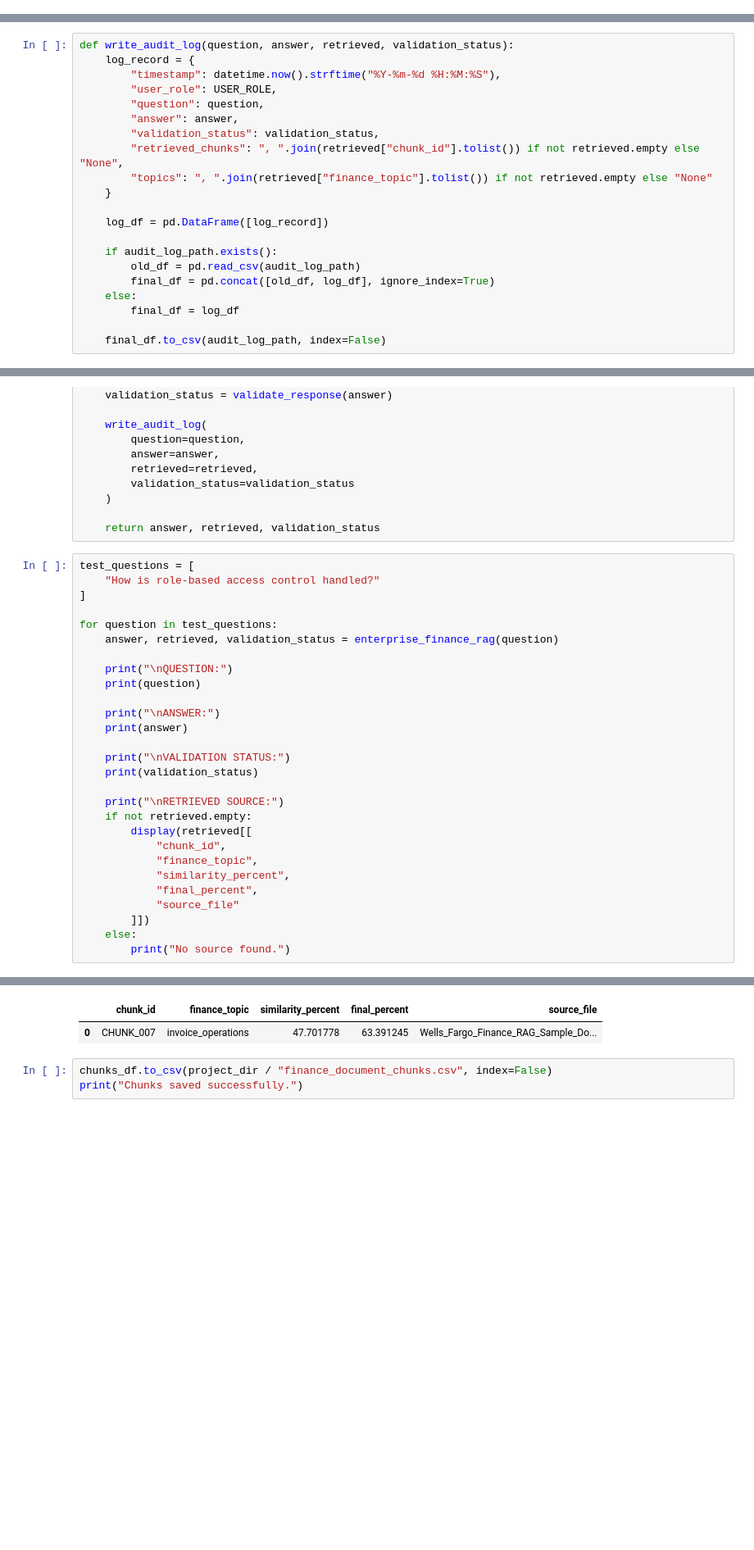
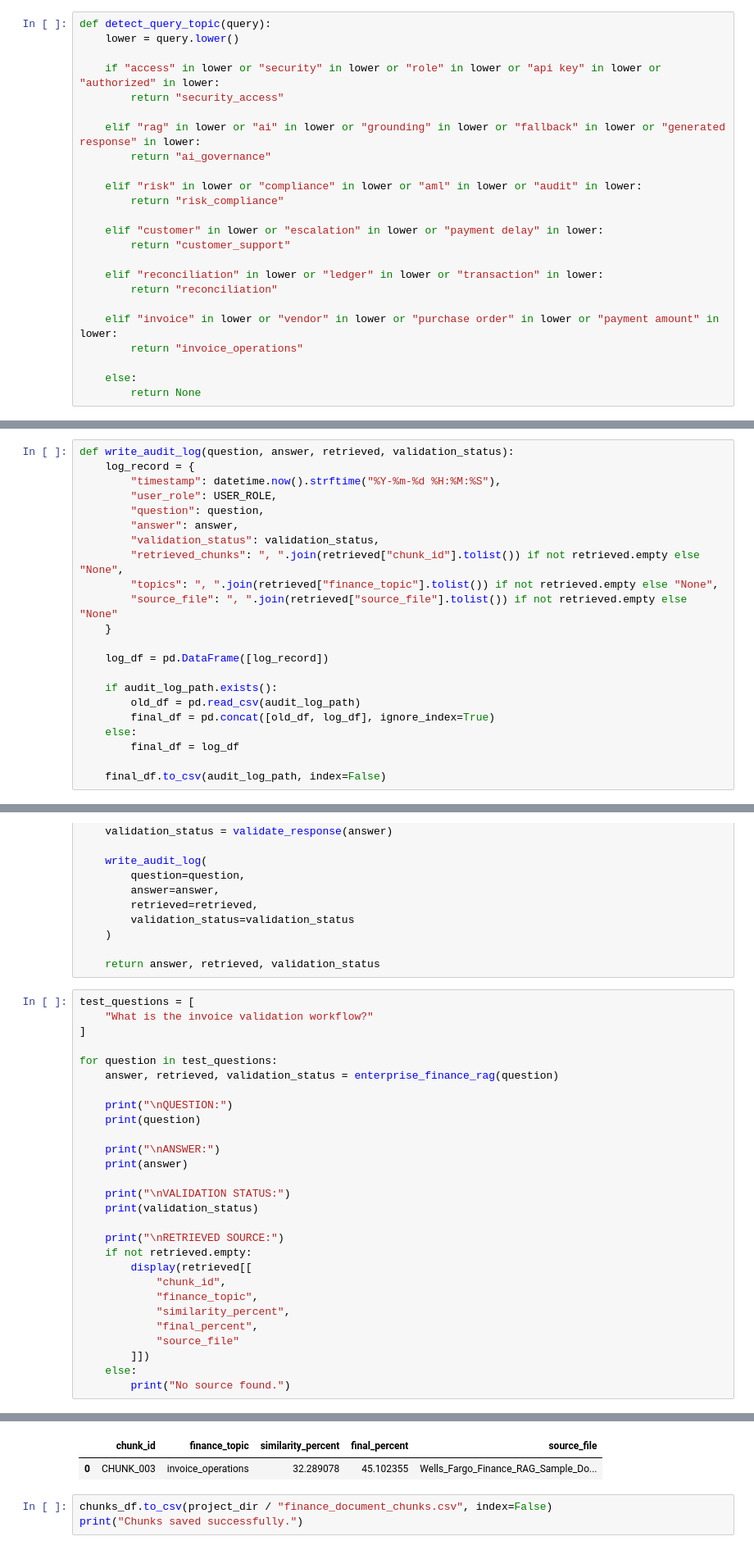
Before and after one commit to AshokGit544/Document-RAG-Assistant1, a Jupyter notebook: Document_RAG_Assistant1.ipynb, the cells around one changed output, grey strips where cells are left out. Shown at 82% size. Drawn from its saved outputs; the diff is of its cells as text; blank space fills up the shorter version.

```diff
--- a/Document_RAG_Assistant1.ipynb
+++ b/Document_RAG_Assistant1.ipynb
@@ -156,3 +166,27 @@ def detect_query_topic(query):
+# %%
+def detect_query_topic(query):
+    lower = query.lower()
+
+    if "access" in lower or "security" in lower or "role" in lower or "api key" in lower or "authorized" in lower:
+        return "security_access"
+
+    elif "rag" in lower or "ai" in lower or "grounding" in lower or "fallback" in lower or "generated response" in lower:
+        return "ai_governance"
+
+    elif "risk" in lower or "compliance" in lower or "aml" in lower or "audit" in lower:
+        return "risk_compliance"
+
+    elif "customer" in lower or "escalation" in lower or "payment delay" in lower:
+        return "customer_support"
+
+    elif "reconciliation" in lower or "ledger" in lower or "transaction" in lower:
+        return "reconciliation"
+
+    elif "invoice" in lower or "vendor" in lower or "purchase order" in lower or "payment amount" in lower:
+        return "invoice_operations"
+
+    else:
+        return None
 # %%
 def retrieve_chunks(query, top_k=3, min_score=0.10):
     allowed_df = apply_rbac_filter(chunks_df, USER_ROLE)
@@ -253,7 +286,8 @@ def write_audit_log(question, answer, retrieved, validation_status):
         "answer": answer,
         "validation_status": validation_status,
         "retrieved_chunks": ", ".join(retrieved["chunk_id"].tolist()) if not retrieved.empty else "None",
-        "topics": ", ".join(retrieved["finance_topic"].tolist()) if not retrieved.empty else "None"
+        "topics": ", ".join(retrieved["finance_topic"].tolist()) if not retrieved.empty else "None",
+        "source_file": ", ".join(retrieved["source_file"].tolist()) if not retrieved.empty else "None"
     }
 
     log_df = pd.DataFrame([log_record])
@@ -286,7 +320,7 @@ def enterprise_finance_rag(question, top_k=3, min_score=0.10):
     return answer, retrieved, validation_status
 # %%
 test_questions = [
-    "How is role-based access control handled?"
+    "What is the invoice validation workflow?"
 ]
 
 for question in test_questions:
@@ -321,10 +355,10 @@ Access Control and Security Role-based access control must be enforced across fi
 
 VALIDATION STATUS:
 VALIDATED
 
 RETRIEVED SOURCE:
 |  | chunk_id | finance_topic | similarity_percent | final_percent | source_file |
-| 0 | CHUNK_007 | invoice_operations | 47.701778 | 63.391245 | Wells_Fargo_Finance_RAG_Sample_Do... |
+| 0 | CHUNK_003 | invoice_operations | 32.289078 | 45.102355 | Wells_Fargo_Finance_RAG_Sample_Do... |
 # %%
 chunks_df.to_csv(project_dir / "finance_document_chunks.csv", index=False)
 print("Chunks saved successfully.")
```
Also changed, not shown: parts of 12 cells of this notebook.
